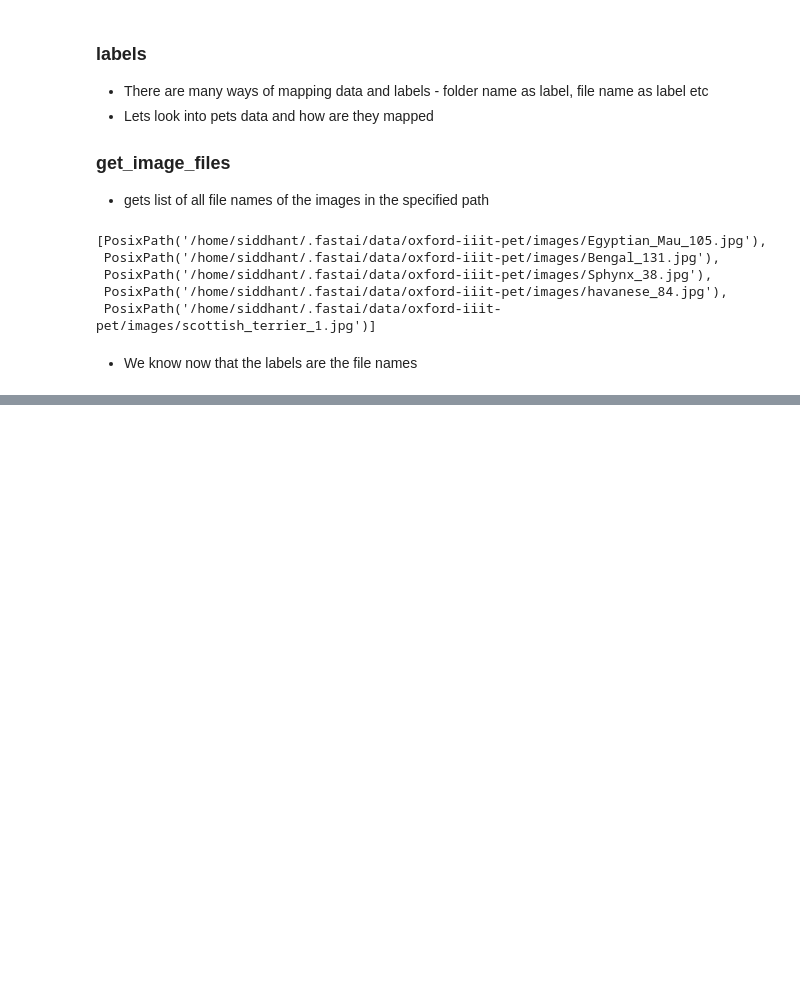
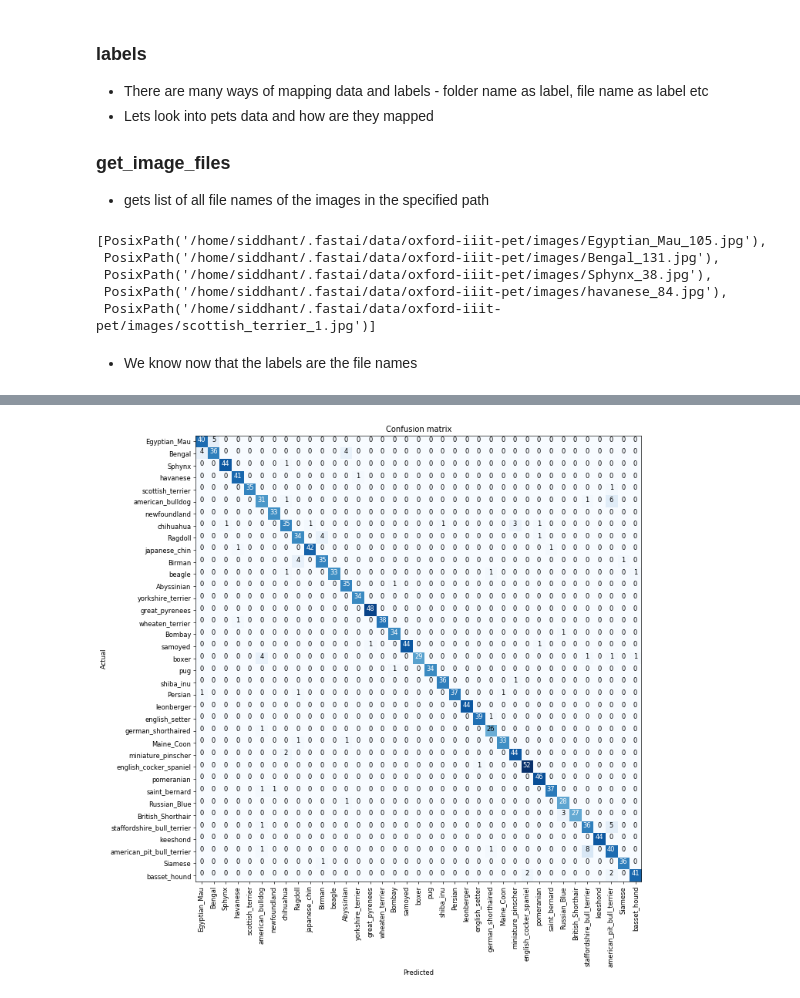
Before and after one commit to PrajwalPrashanth/fastaiv3_part1, a Jupyter notebook: Lesson1 /37MixBreedsOfDogsAndCats.ipynb, the cells around one changed output, grey strips where cells are left out. Drawn from its saved outputs; the diff is of its cells as text; code cells hidden in the pictures; blank space fills up the shorter version.

```diff
--- a/Lesson1 /37MixBreedsOfDogsAndCats.ipynb
+++ b/Lesson1 /37MixBreedsOfDogsAndCats.ipynb
@@ -136,0 +181,4 @@ learn.save('1')
+# %%
+interp.plot_confusion_matrix(figsize=(12,12), dpi=60)
+# %% [output]
+[figure, added]
```
Also changed, not shown: parts of 21 cells of this notebook, 17 other files.
